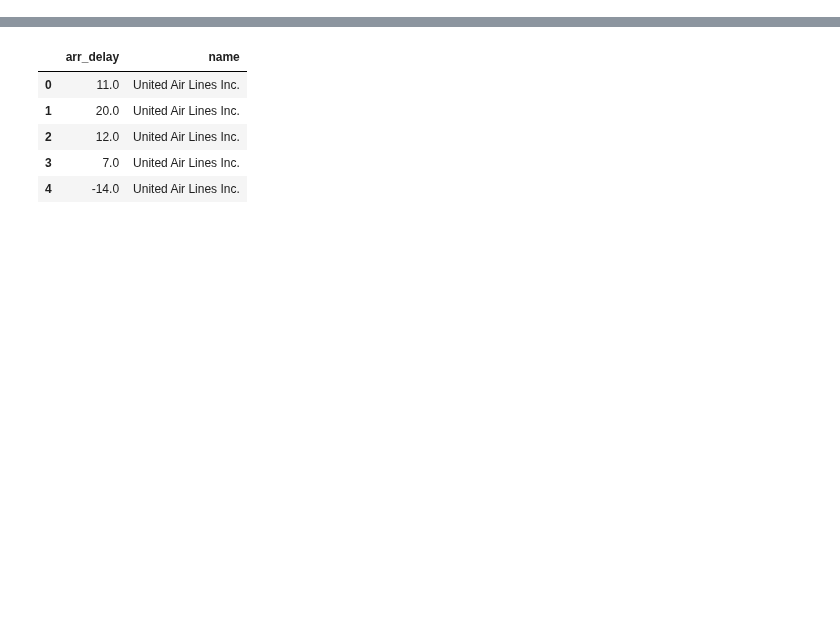
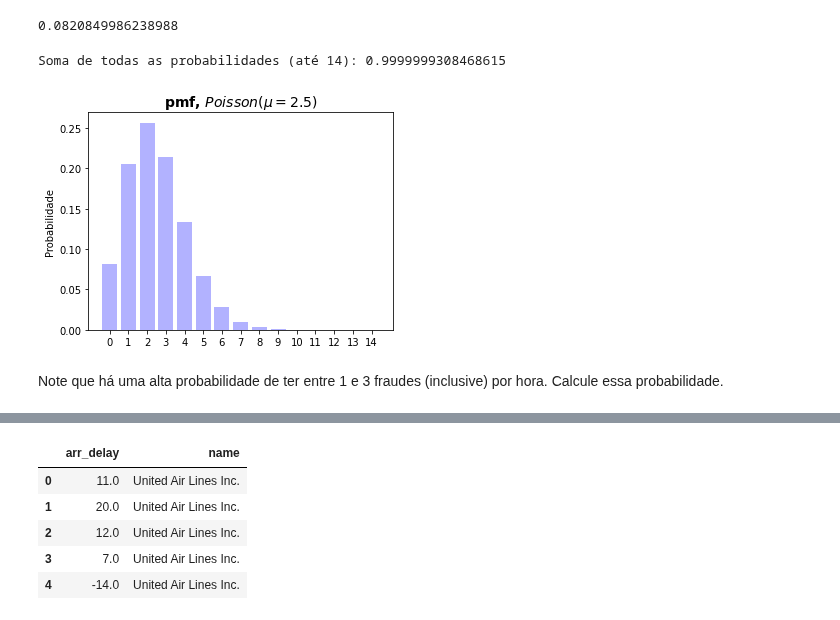
Before and after one commit to Rogerio-mack/Ciencia-de-Dados-e-Aprendizado-de-Maquina, a Jupyter notebook: ACD_T3_Testes_de_Hipoteses.ipynb, the cells around one changed output, grey strips where cells are left out. Drawn from its saved outputs; the diff is of its cells as text; code cells hidden in the pictures; blank space fills up the shorter version.

```diff
--- a/ACD_T3_Testes_de_Hipoteses.ipynb
+++ b/ACD_T3_Testes_de_Hipoteses.ipynb
@@ -379,0 +77,36 @@ Vamos ver aqui um conjunto de dados sobre vôos e tempos de atraso ou antecipaç
+# %%
+# Cálculo de probabilidades
+
+from scipy.stats import poisson
+#Vamos calcular P(X=0), ou seja, a probabilidade de que em certa hora haja zero fraudes
+
+x=0
+mu= 2.5
+
+poisson.pmf(0,mu)
+# %% [output]
+0.0820849986238988
+# %%
+#Função massa de probabilidade
+
+from scipy.stats import poisson
+
+xi=np.arange(0,15)
+mu= 2.5
+
+prob = poisson.pmf(xi, mu)
+print("Soma de todas as probabilidades (até 14):",sum(prob))
+
+fig = plt.figure(figsize=(12,4))
+
+plt.subplot(1, 2, 1)
+plt.bar(xi,prob,color='blue',linewidth=1.5, alpha=0.3)
+plt.ylabel('Probabilidade')
+plt.title('pmf, $Poisson(\mu=2.5)$', fontsize=14, weight='bold')
+plt.xticks(xi)
+plt.show()
+# %% [output]
+Soma de todas as probabilidades (até 14): 0.9999999308468615
+[figure, added]
+# %% [markdown]
+Note que há uma alta probabilidade de ter entre 1 e 3 fraudes (inclusive) por hora. Calcule essa probabilidade.
```
Also changed, not shown: parts of 165 cells of this notebook, 1 other file.
